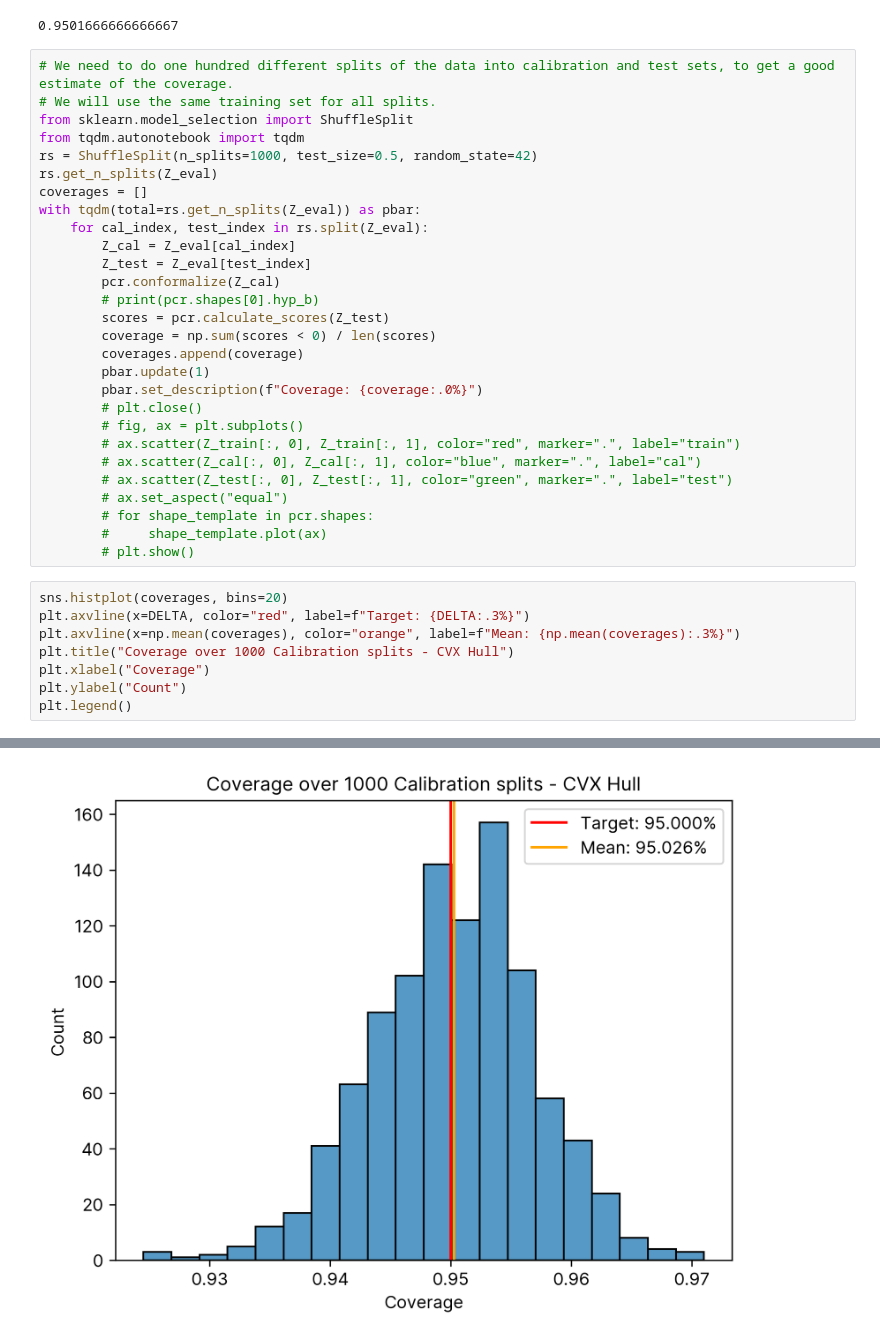
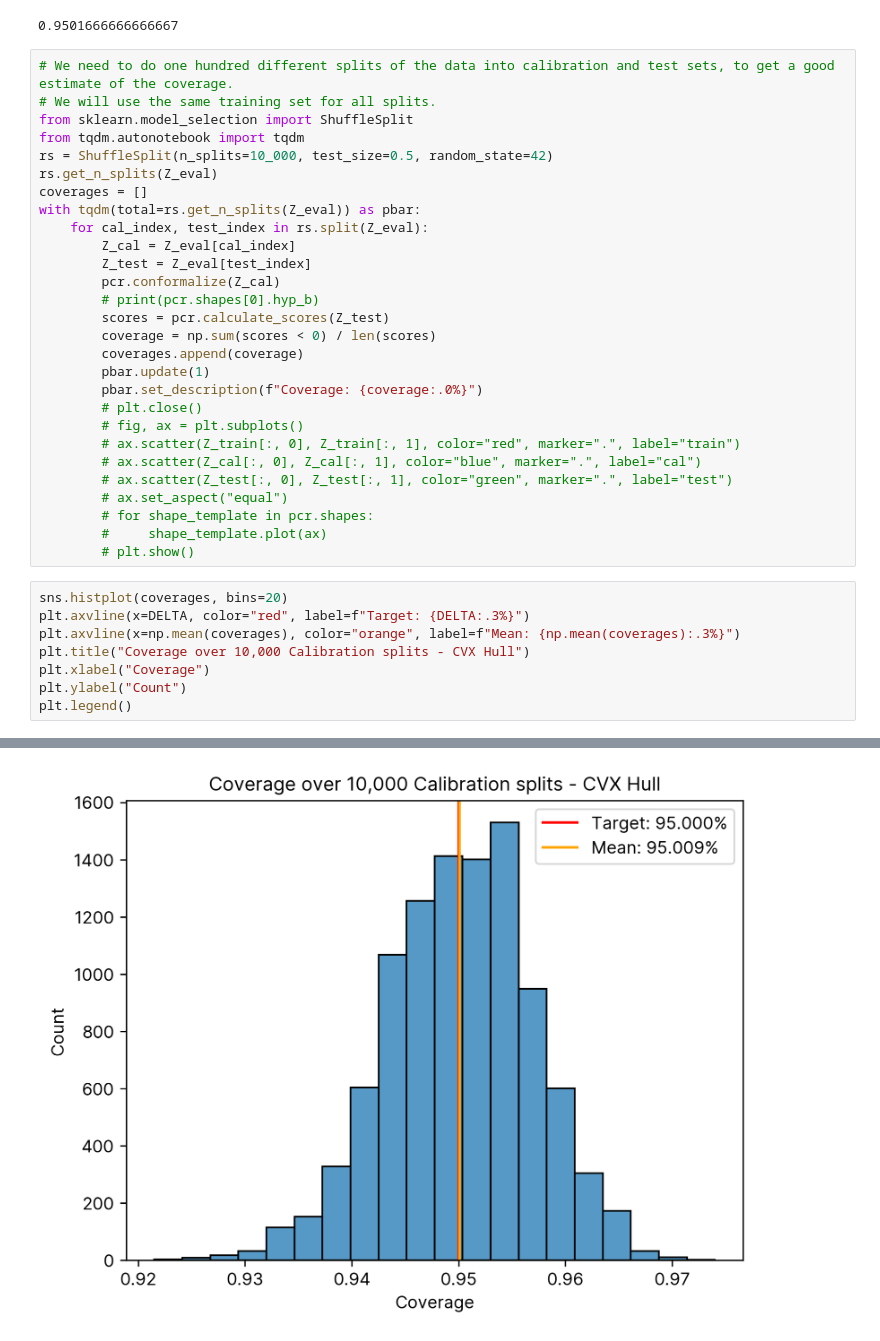
Before and after one commit to nandantumu/conformal_region_designer, a Jupyter notebook: notebooks/synthetic-experiments/parametric-conformal-convexhull.ipynb, the cells around one changed output, grey strips where cells are left out. Drawn from its saved outputs; the diff is of its cells as text.

```diff
--- a/notebooks/synthetic-experiments/parametric-conformal-convexhull.ipynb
+++ b/notebooks/synthetic-experiments/parametric-conformal-convexhull.ipynb
@@ -78,7 +78,7 @@ print(target_quantile)
 # We will use the same training set for all splits.
 from sklearn.model_selection import ShuffleSplit
 from tqdm.autonotebook import tqdm
-rs = ShuffleSplit(n_splits=1000, test_size=0.5, random_state=42)
+rs = ShuffleSplit(n_splits=10_000, test_size=0.5, random_state=42)
 rs.get_n_splits(Z_eval)
 coverages = []
 with tqdm(total=rs.get_n_splits(Z_eval)) as pbar:
@@ -104,11 +104,11 @@ with tqdm(total=rs.get_n_splits(Z_eval)) as pbar:
 # %%
 sns.histplot(coverages, bins=20)
 plt.axvline(x=DELTA, color="red", label=f"Target: {DELTA:.3%}")
 plt.axvline(x=np.mean(coverages), color="orange", label=f"Mean: {np.mean(coverages):.3%}")
-plt.title("Coverage over 1000 Calibration splits - CVX Hull")
+plt.title("Coverage over 10,000 Calibration splits - CVX Hull")
 plt.xlabel("Coverage")
 plt.ylabel("Count")
 plt.legend()
 # %% [output]
 <matplotlib.legend.Legend at 0x...>
-[figure, old version]
+[figure, new version]
```
Also changed, not shown: parts of 3 cells of this notebook, 7 other files.
